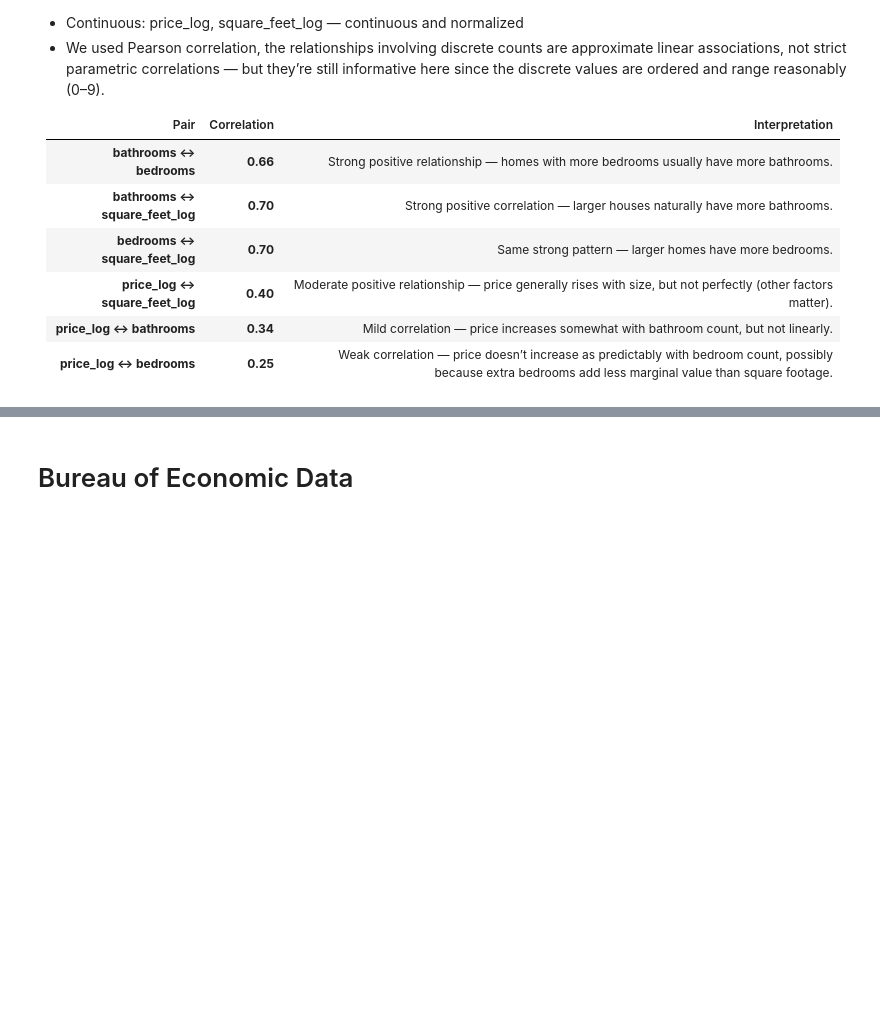
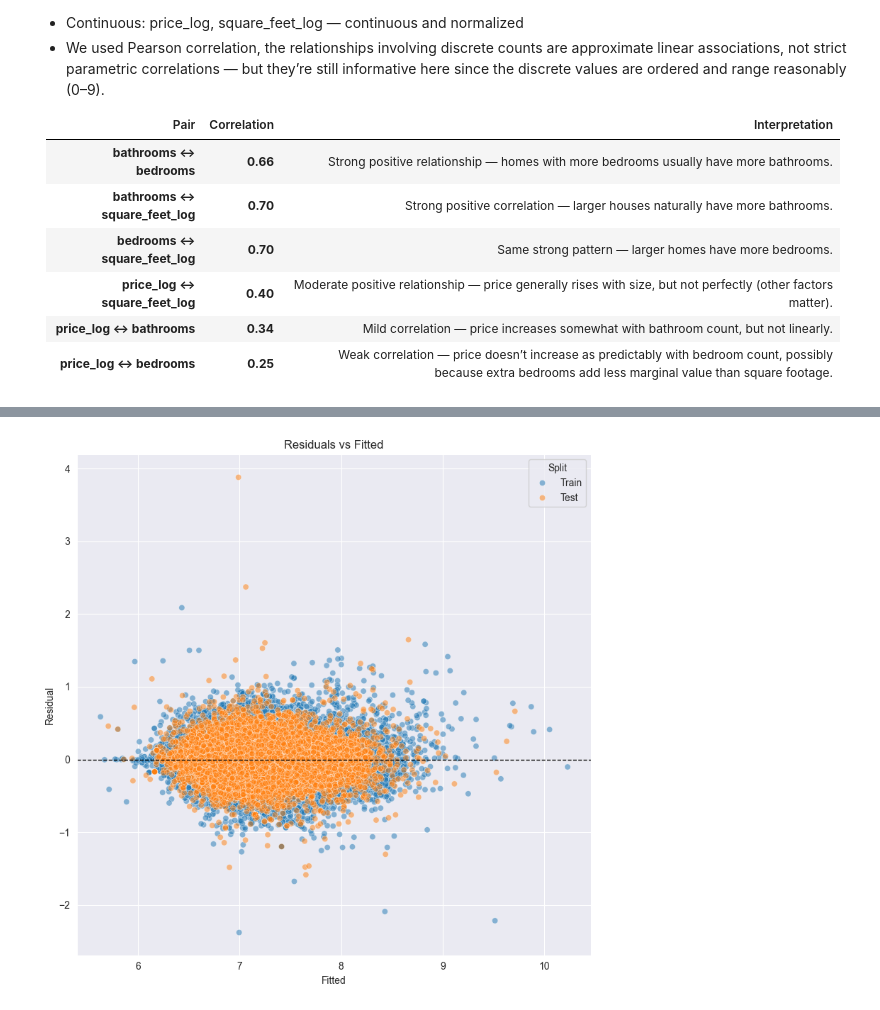
Before and after one commit to ipacheco9311/CS-577-07-Data-Science-Fall-2025-Project, a Jupyter notebook: source/project.ipynb, the cells around one changed output, grey strips where cells are left out. Saved outputs shown, nothing was run; the diff lists cells and outputs as text; code cells hidden in the pictures; blank space fills up the shorter version.

```diff
--- a/source/project.ipynb
+++ b/source/project.ipynb
@@ -257,3 +304,40 @@ Violin + box overlays effectively communicate both distribution shape and summar
+# %%
+train_resid = y_train - y_train_pred
+test_resid  = y_test  - y_test_pred
+# %%
+# Build DataFrames for easy plotting
+train_df = pandas.DataFrame({
+    "Fitted": y_train_pred,
+    "Residual": train_resid,
+    "Split": "Train"
+})
+
+test_df = pandas.DataFrame({
+    "Fitted": y_test_pred,
+    "Residual": test_resid,
+    "Split": "Test"
+})
+
+resid_df = pandas.concat([train_df, test_df], ignore_index=True)
+
+# Plot
+plt.figure(figsize=(8, 8))
+sns.scatterplot(
+    data=resid_df,
+    x="Fitted",
+    y="Residual",
+    hue="Split",
+    alpha=0.5
+)
+
+plt.axhline(0, linestyle="--", color="black", linewidth=1)
+plt.title("Residuals vs Fitted")
+plt.xlabel("Fitted")
+plt.ylabel("Residual")
+plt.tight_layout()
+plt.show()
+# %% [output]
+[figure, added]
 # %%
 # DO NOT DELETE MIGHT NEED
 # import json
@@ -265,5 +349,3 @@ Violin + box overlays effectively communicate both distribution shape and summar
 # print(uci_df.shape)
 # uci_df.dropna(subset=["state_full"], inplace=True)
 # uci_df.shape
-# %% [markdown]
-# Bureau of Economic Data
```
Also changed, not shown: parts of 31 cells of this notebook, 2 other files.
